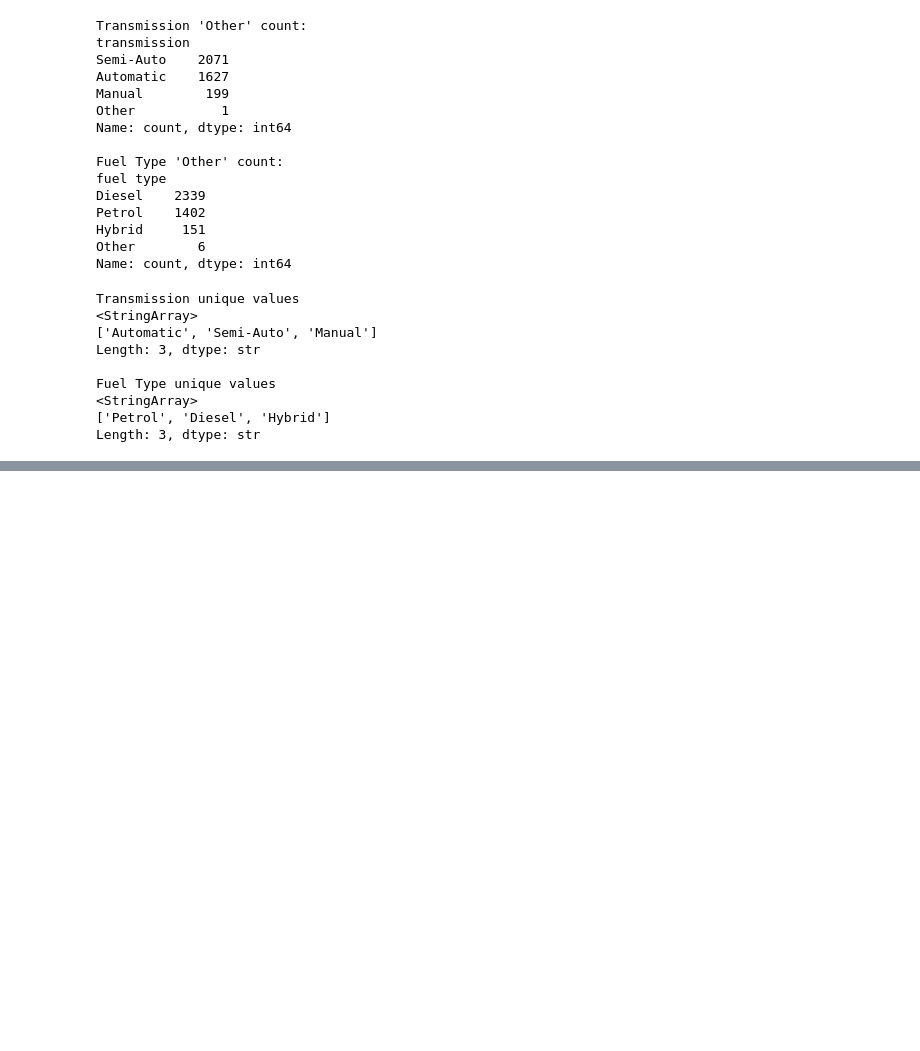
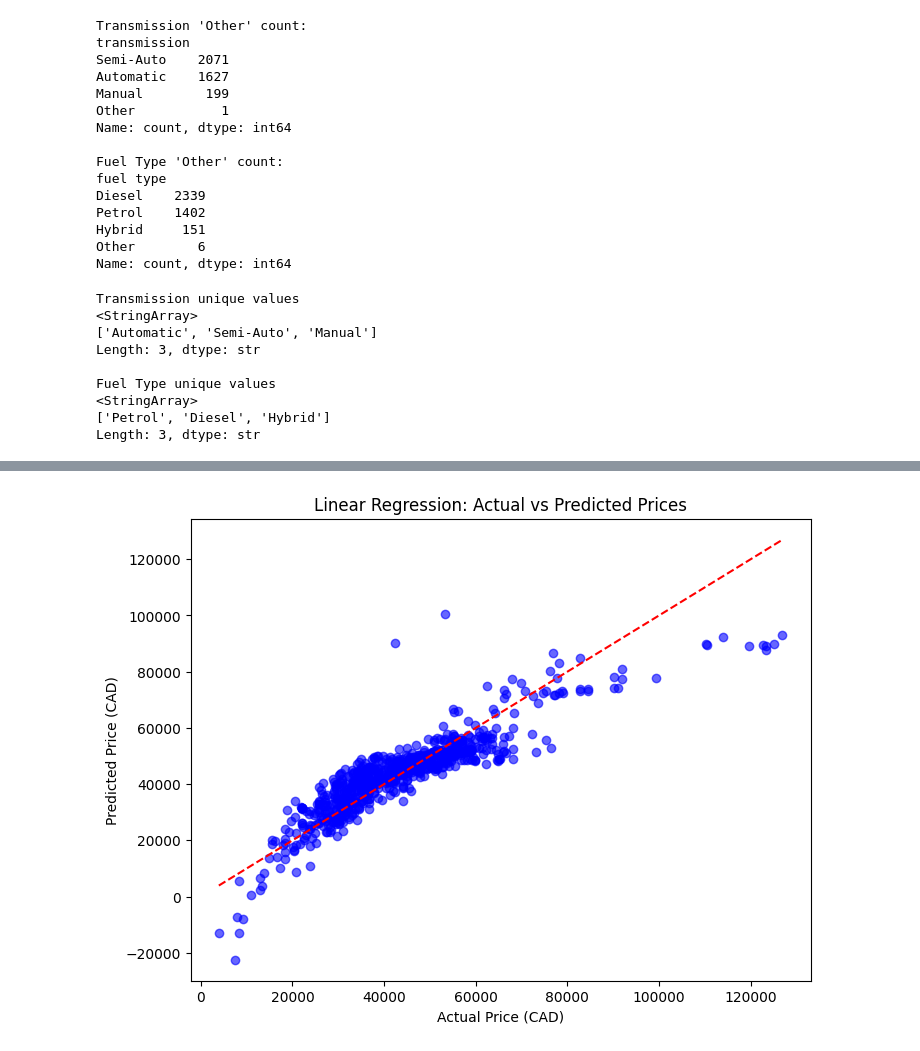
Before and after one commit to matthew-hre/comp-3523-assignment, a Jupyter notebook: CClass_modeling.ipynb, the cells around one changed output, grey strips where cells are left out. Cells and saved outputs as stored; diff of their text form; code cells hidden in the pictures; blank space fills up the shorter version.

Commit message:
Implementation is multiple linear regression as well as some graphs

```diff
--- a/CClass_modeling.ipynb
+++ b/CClass_modeling.ipynb
@@ -97,3 +97,36 @@ Fuel Type unique values
 <StringArray>
 ['Petrol', 'Diesel', 'Hybrid']
 Length: 3, dtype: str
+# %%
+#Encoding transmission and fuel type for moedling
+df = pd.get_dummies(df, columns=['transmission', 'fuel type'], drop_first=True)
+# %%
+#Doing multiple linear regression model in order to see prediction
+
+X = df.drop('price_cad', axis=1)
+y = df['price_cad']
+
+X_train, X_test, y_train, y_test = train_test_split(
+    X, y, test_size=0.2, random_state=42
+)
+
+scaler = StandardScaler()
+X_train_scaled = scaler.fit_transform(X_train)
+X_test_scaled = scaler.transform(X_test)
+
+carPredict = LinearRegression()
+carPredict.fit(X_train_scaled, y_train)
+
+y_pred = carPredict.predict(X_test_scaled)
+
+r2 = r2_score(y_test, y_pred)
+rmse = np.sqrt(mean_squared_error(y_test, y_pred))
+
+print(f"Linear Regression R² score: {r2:.3f}")
+print(f"Linear Regression RMSE: {rmse:.2f} CAD")
+
+coeff_df = pd.DataFrame({
+    'Feature': X.columns,
+    'Coefficient': carPredict.coef_
+})
+print(coeff_df)
@@ -99,0 +146,12 @@ Length: 3, dtype: str
+# %%
+import matplotlib.pyplot as plt
+
+plt.figure(figsize=(8,6))
+plt.scatter(y_test, y_pred, alpha=0.6, color='blue')
+plt.plot([y_test.min(), y_test.max()], [y_test.min(), y_test.max()], 'r--')
+plt.xlabel('Actual Price (CAD)')
+plt.ylabel('Predicted Price (CAD)')
+plt.title('Linear Regression: Actual vs Predicted Prices')
+plt.show()
+# %% [output]
+[figure, added]
```
Also changed, not shown: parts of 2 cells of this notebook.
